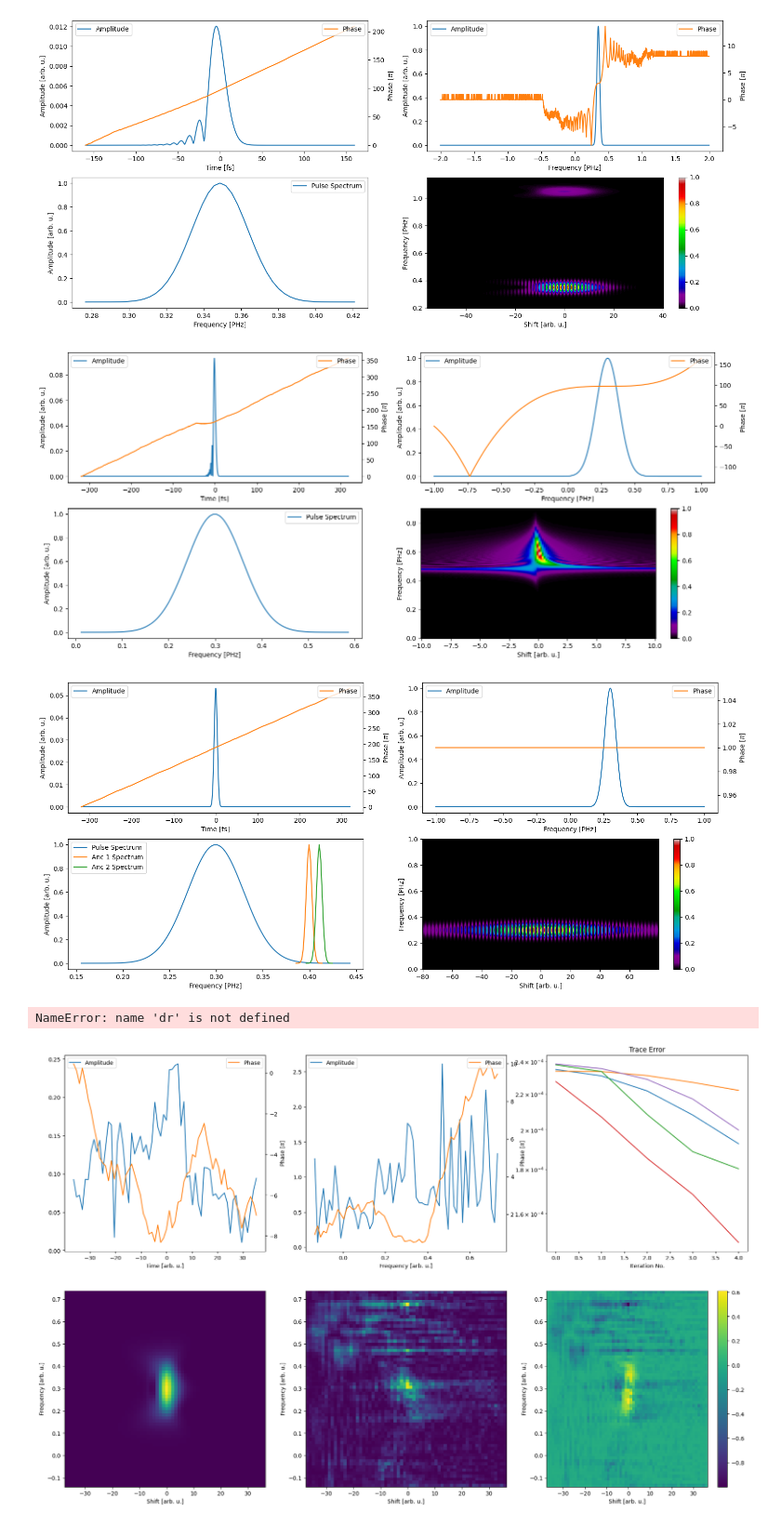
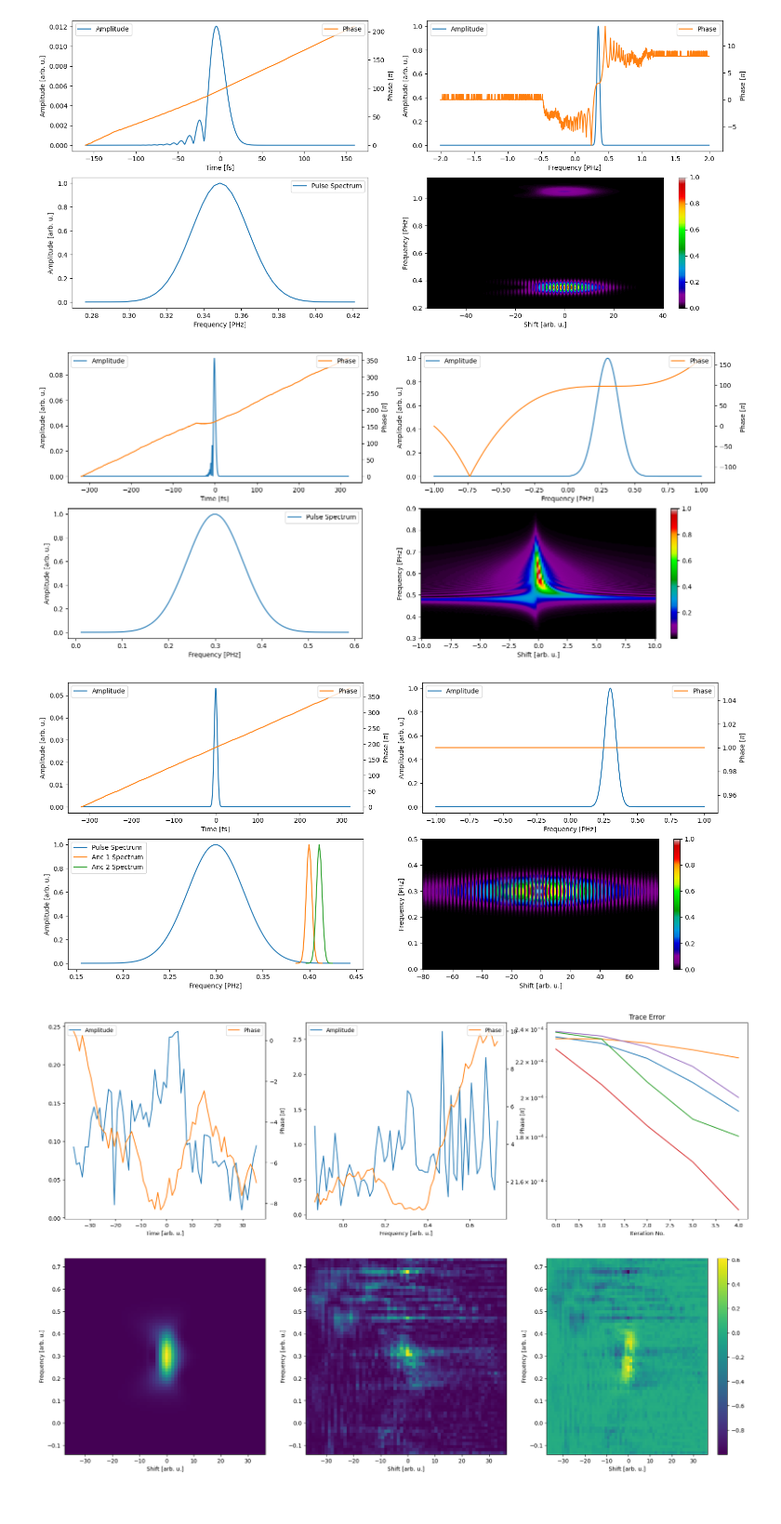
Before and after one commit to matillda123/Pulse-Retrieval-with-Jax, a Jupyter notebook: _usage_example.ipynb, the cells around one changed output. Shown at 93% size. Saved outputs shown, nothing was run; the diff lists cells and outputs as text; code cells hidden in the pictures.

```diff
--- a/_usage_example.ipynb
+++ b/_usage_example.ipynb
@@ -43,28 +43,28 @@ time, frequency, trace, spectra=pulse_maker.generate_frog(time_inp, frequency_in
 # %%
 #from phase_matrix_funcs import parameters_material_scan as parameters, calculate_phase_matrix_miips as phase_matrix_func
 
 from src.chirp_scan import phase_matrix_material as phase_matrix_func
 from src.chirp_scan.phase_matrix_funcs import parameters_material_scan as parameters
 
 pulse_maker = MakePulse(N=128*10, Delta_f=1)
 
 central_f = np.array([0.3])
 phase = PolynomialPhase(central_frequency = central_f, coefficients = np.array([0.5, 0, 0, 100]))
 amp = GaussianAmplitude(central_frequency = central_f, amplitude = np.array([1.0]), fwhm = np.array([0.2]))
 time_inp, pulse_t_inp, frequency_inp, pulse_f_inp = pulse_maker.generate_pulse((amp, phase))
 
 
 
 
 z_arr=np.linspace(-10, 10, 128)
 z_arr, frequency, trace, spectra = pulse_maker.generate_chirpscan(z_arr, time_inp, frequency_inp, pulse_t_inp, pulse_f_inp,
                                                               "shg", phase_matrix_func, parameters,
-                                                              N=128*4, cut_off_val=1e-3, frequency_range=(0, 0.9))
+                                                              N=128*4, cut_off_val=1e-3, frequency_range=(0.3, 0.9), real_fields=True)
 
 
 #trace = apply_noise(trace, scale_val=0.01, additive_noise=True, multiplicative_noise=False)
 # %% [output]
-[figure, old version]
+[figure, new version]
 # %%
 pulse_maker = MakePulse(N=128*10, Delta_f=1)
 
@@ -94,7 +94,7 @@ _, _, frequency_gate_2, pulse_f_gate_2 = pulse_maker.generate_pulse((amp, phase)
 time, frequency, trace, spectra=pulse_maker.generate_2dsi(time_inp, frequency_inp, pulse_t_inp, pulse_f_inp, "pg", cross_correlation=True,
                                                           anc=((frequency_gate_1, pulse_f_gate_1),
                                                                (frequency_gate_2, pulse_f_gate_2)),
-                                                          N=256*4, scale_time_range=0.25, plot_stuff=True, cut_off_val=0.001, frequency_range=(0, 1))
+                                                          N=256*1, scale_time_range=0.25, plot_stuff=True, cut_off_val=0.001, frequency_range=(0, 0.5))
 # %% [output]
-[figure, old version]
+[figure, new version]
 # %%
@@ -111,4 +203,0 @@ final_result = dr.run(population, no_iterations=1)
-# %%
-dr.plot_results(final_result, exact_pulse=input_pulses)
-# %% [output]
-NameError: name 'dr' is not defined
```
Also changed, not shown: parts of 7 cells of this notebook, 25 other files.
